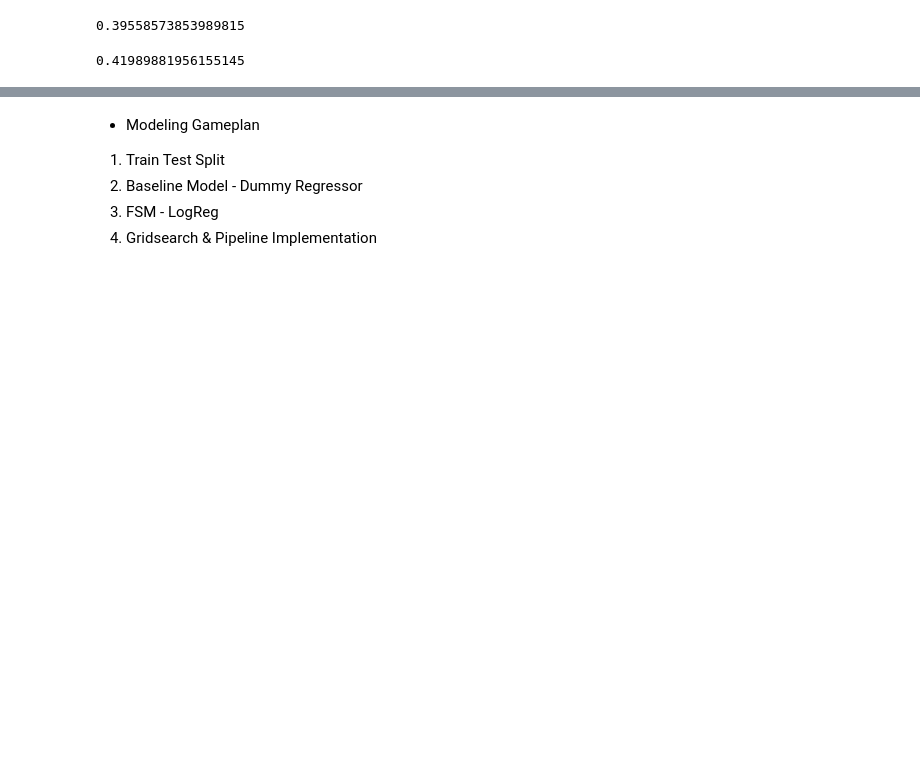
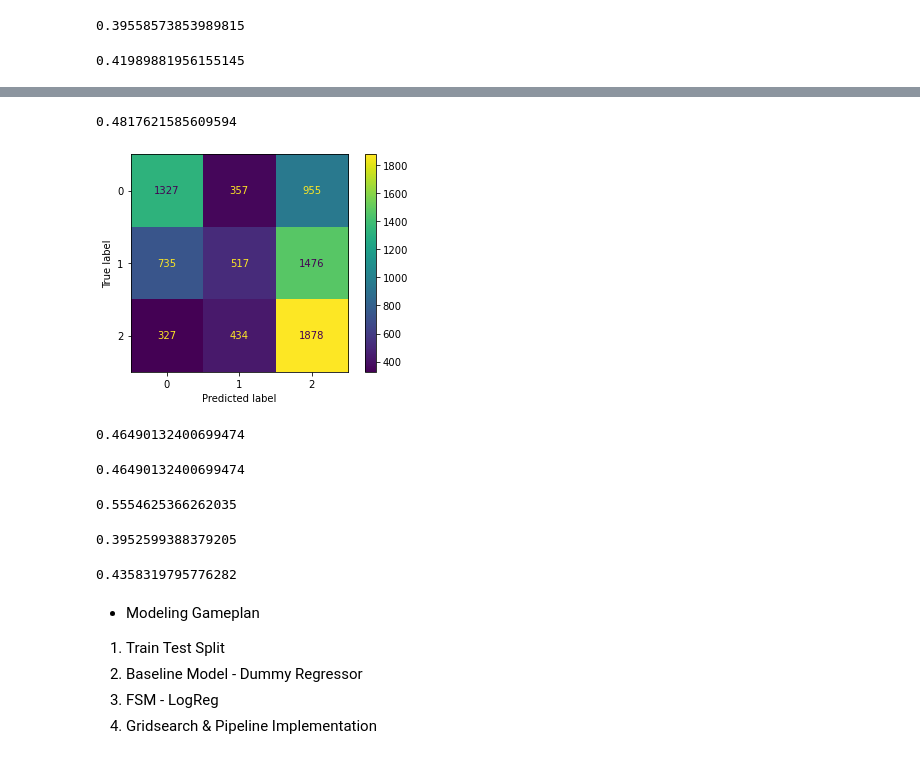
Before and after one commit to schoe4208/Airbnb-NYC-Predictive-Analysis, a Jupyter notebook: airbnb_notebook.ipynb, the cells around one changed output, grey strips where cells are left out. Saved outputs shown, nothing was run; the diff lists cells and outputs as text; code cells hidden in the pictures; blank space fills up the shorter version.

```diff
--- a/airbnb_notebook.ipynb
+++ b/airbnb_notebook.ipynb
@@ -1366,0 +1579,11 @@ precision_score(y_test, y_pred_best_rfc, labels=[2], average='micro')
+# %%
+#Implementing Gridsearch to find best XGBoost classifier parameters
+
+parameters_xgbc = {'xgbc__n_estimators': [100, 200, 300],
+                 'xgbc__max_depth': [2, 3, 4, 5]}
+
+gs_xgbc = GridSearchCV(estimator=xgbc_model_pipe,
+                 param_grid=parameters_xgbc,
+                 cv=5)
+# %%
+gs_xgbc.fit(X_train, y_train)
@@ -1366,0 +1614,10 @@ precision_score(y_test, y_pred_best_rfc, labels=[2], average='micro')
+# %%
+#Using the best parameters from GridSearchCV to run best Gradient Boosting Classifer model
+
+best_xgbc_model_pipe = Pipeline(steps=[('ct', CT),
+                                     ('best_xgbc', XGBClassifier(objective='multi:softmax',
+                                                                 max_depth=2,
+                                                                 n_estimators=100,
+                                                                 random_state=100))])
+# %%
+best_xgbc_model_pipe.fit(X_train, y_train)
@@ -1367,3 +1642,38 @@ precision_score(y_test, y_pred_best_rfc, labels=[2], average='micro')
+# %%
+best_xgbc_model_pipe.score(X_train, y_train)
+# %% [output]
+0.4817621585609594
+# %%
+#Confusion Matrix of Best XGBoost Classifier
+
+y_pred_best_xgbc = best_xgbc_model_pipe.predict(X_test)
+cm_best_xgbc = confusion_matrix(y_test, y_pred_best_xgbc)
+
+disp_best_xgbc = ConfusionMatrixDisplay(confusion_matrix=cm_best_xgbc)
+
+disp_best_xgbc.plot();
+# %% [output]
+[figure, added]
+# %%
+best_xgbc_model_pipe.score(X_test, y_test)
+# %% [output]
+0.46490132400699474
+# %%
+accuracy_score(y_test, y_pred_best_xgbc)
+# %% [output]
+0.46490132400699474
+# %%
+precision_score(y_test, y_pred_best_xgbc, labels=[0], average='micro')
+# %% [output]
+0.5554625366262035
+# %%
+precision_score(y_test, y_pred_best_xgbc, labels=[1], average='micro')
+# %% [output]
+0.3952599388379205
+# %%
+precision_score(y_test, y_pred_best_xgbc, labels=[2], average='micro')
+# %% [output]
+0.4358319795776282
 # %% [markdown]
 - Modeling Gameplan
 1) Train Test Split
```
Also changed, not shown: parts of 45 cells of this notebook.
